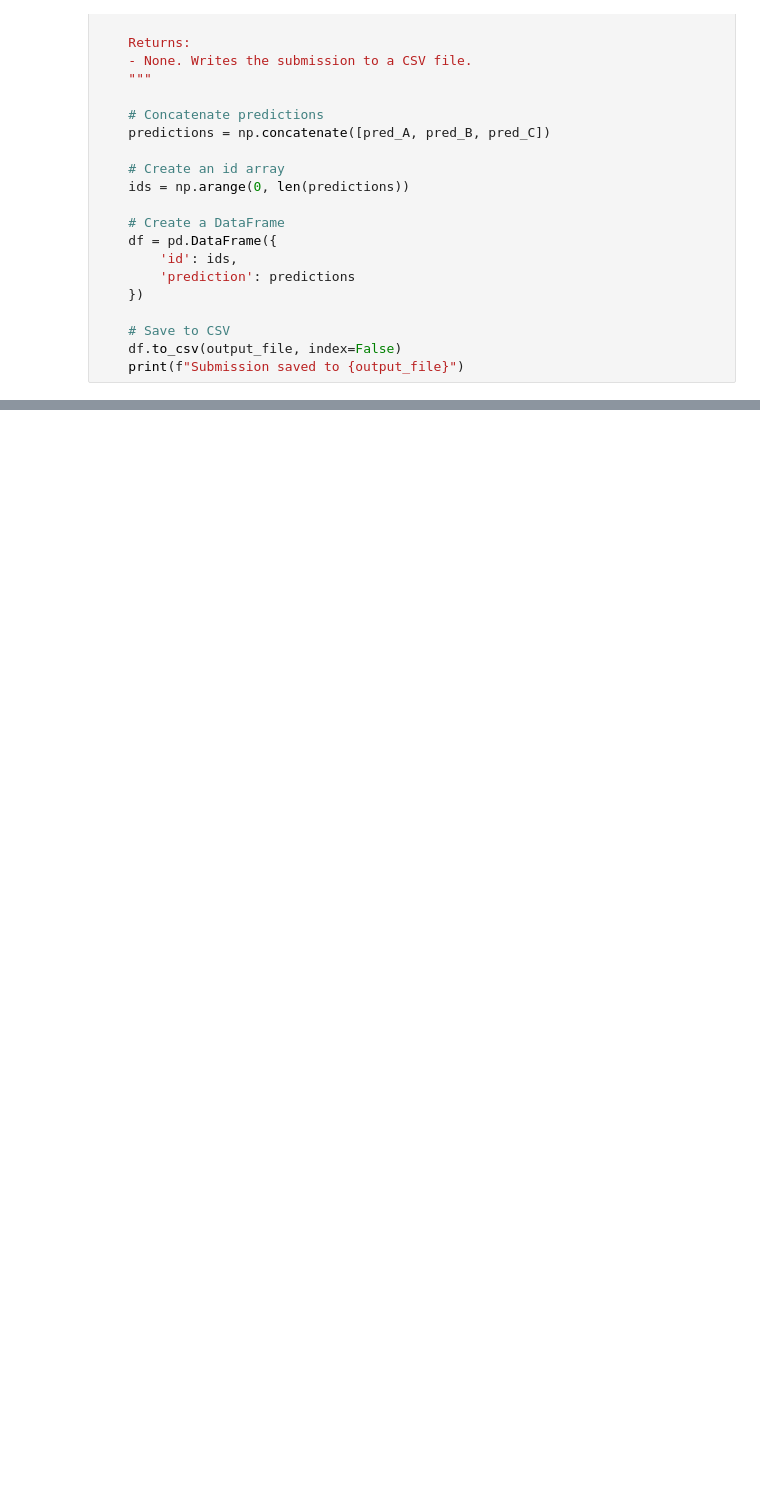
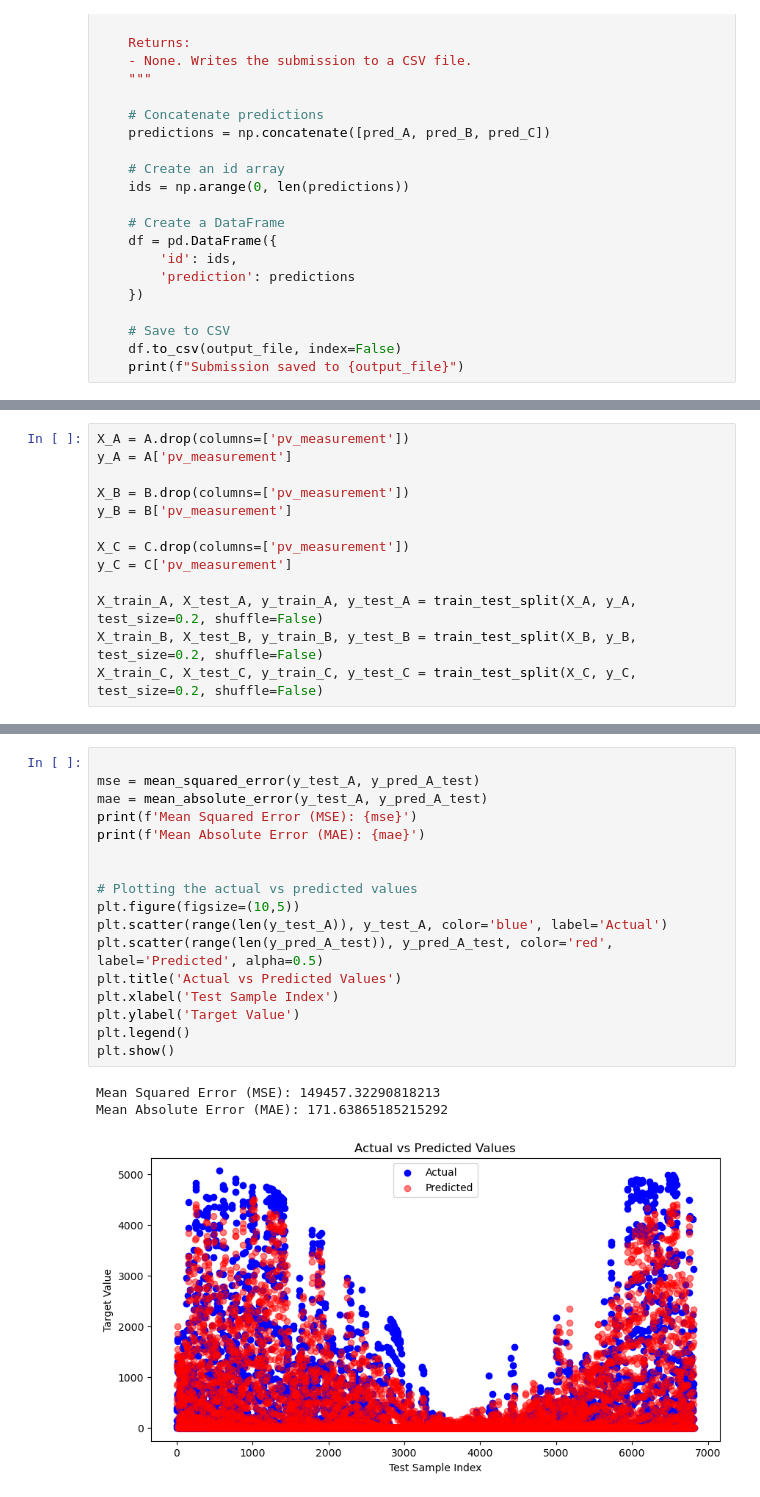
Before and after one commit to TDT4173-MPC/TDT4173-MPC, a Jupyter notebook: Petter/models/recursive_xgboost.ipynb, the cells around one changed output, grey strips where cells are left out. Drawn from its saved outputs; the diff is of its cells as text; blank space fills up the shorter version.

```diff
--- a/Petter/models/recursive_xgboost.ipynb
+++ b/Petter/models/recursive_xgboost.ipynb
@@ -220,0 +274,13 @@ print(A.columns)
+# %%
+X_A = A.drop(columns=['pv_measurement'])
+y_A = A['pv_measurement']
+
+X_B = B.drop(columns=['pv_measurement'])
+y_B = B['pv_measurement']
+
+X_C = C.drop(columns=['pv_measurement'])
+y_C = C['pv_measurement']
+
+X_train_A, X_test_A, y_train_A, y_test_A = train_test_split(X_A, y_A, test_size=0.2, shuffle=False)
+X_train_B, X_test_B, y_train_B, y_test_B = train_test_split(X_B, y_B, test_size=0.2, shuffle=False)
+X_train_C, X_test_C, y_train_C, y_test_C = train_test_split(X_C, y_C, test_size=0.2, shuffle=False)
@@ -220,0 +346,21 @@ print(A.columns)
+# %%
+
+mse = mean_squared_error(y_test_A, y_pred_A_test)
+mae = mean_absolute_error(y_test_A, y_pred_A_test)
+print(f'Mean Squared Error (MSE): {mse}')
+print(f'Mean Absolute Error (MAE): {mae}')
+
+
+# Plotting the actual vs predicted values
+plt.figure(figsize=(10,5))
+plt.scatter(range(len(y_test_A)), y_test_A, color='blue', label='Actual')
+plt.scatter(range(len(y_pred_A_test)), y_pred_A_test, color='red', label='Predicted', alpha=0.5)
+plt.title('Actual vs Predicted Values')
+plt.xlabel('Test Sample Index')
+plt.ylabel('Target Value')
+plt.legend()
+plt.show()
+# %% [output]
+Mean Squared Error (MSE): 149457.32290818213
+Mean Absolute Error (MAE): 171.63865185215292
+[figure, added]
```
Also changed, not shown: parts of 11 cells of this notebook, 6 other files.
